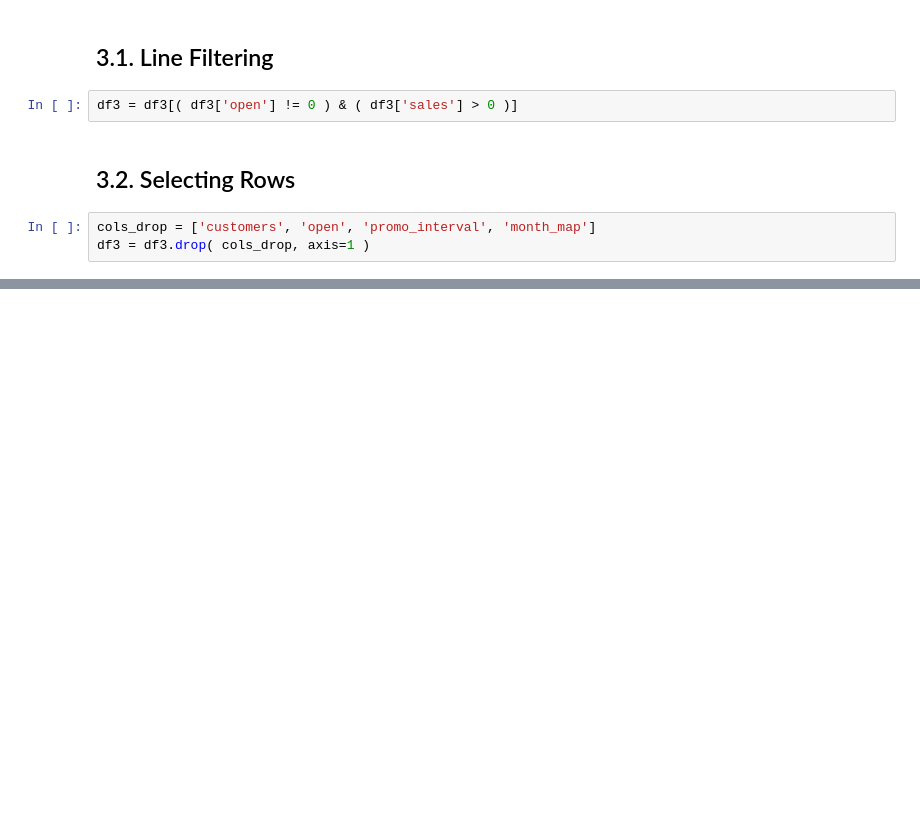
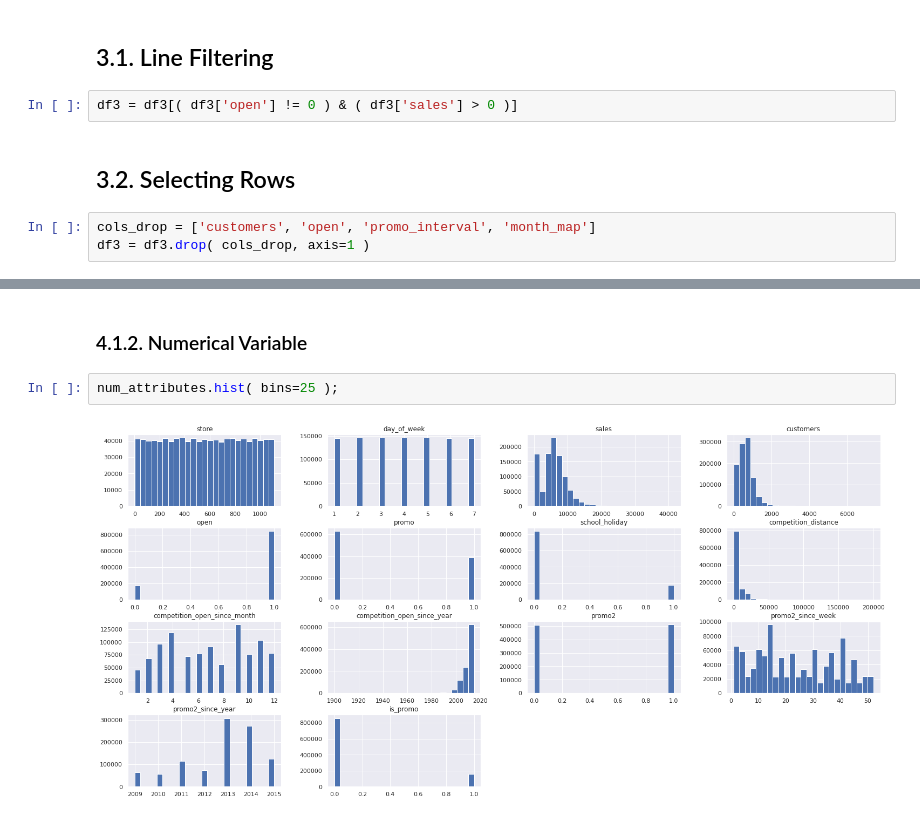
Before and after one commit to TadeuMadureira/DataScience_Em_Producao, a Jupyter notebook: DataScience_Em_Producao.ipynb, the cells around one changed output, grey strips where cells are left out. Drawn from its saved outputs; the diff is of its cells as text; blank space fills up the shorter version.

```diff
--- a/DataScience_Em_Producao.ipynb
+++ b/DataScience_Em_Producao.ipynb
@@ -372,0 +386,6 @@ df3 = df3.drop( cols_drop, axis=1 )
+# %% [markdown]
+### 4.1.2. Numerical Variable
+# %%
+num_attributes.hist( bins=25 );
+# %% [output]
+[figure, added]
```
Also changed, not shown: parts of 15 cells of this notebook.
